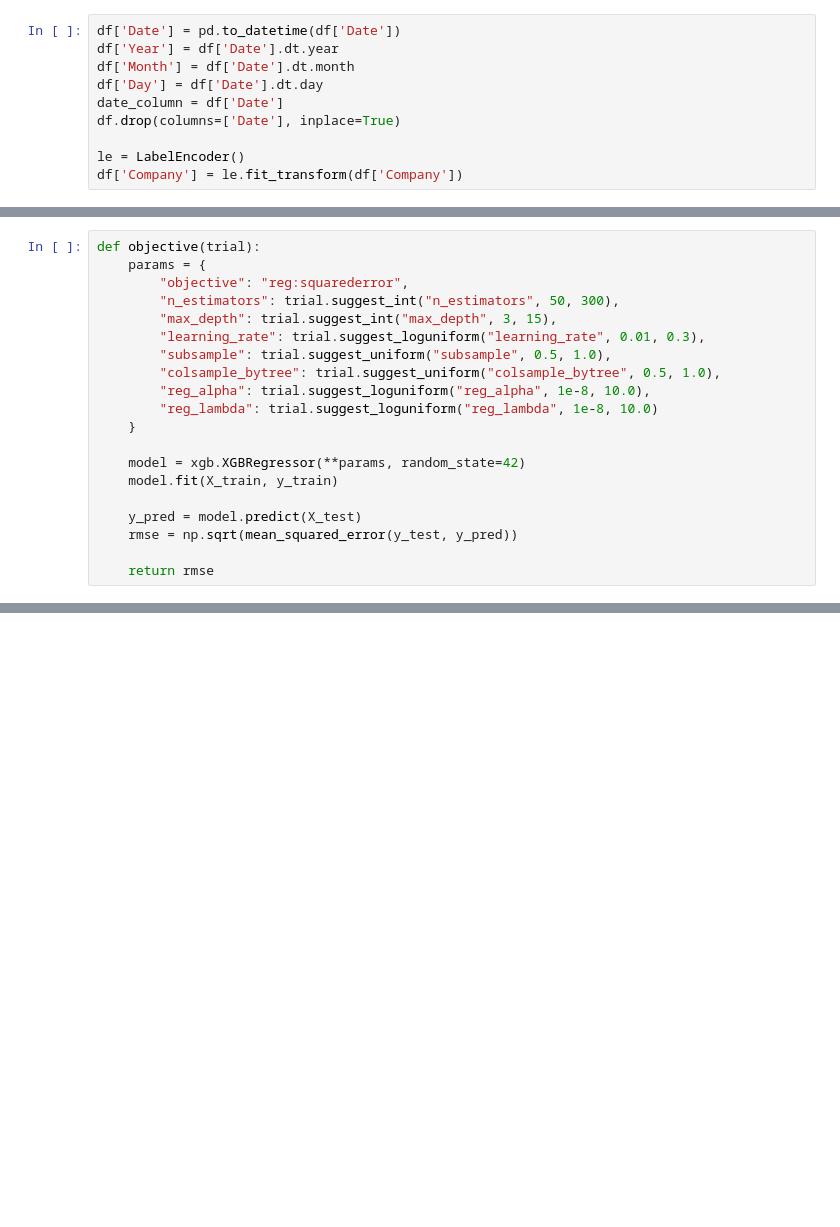
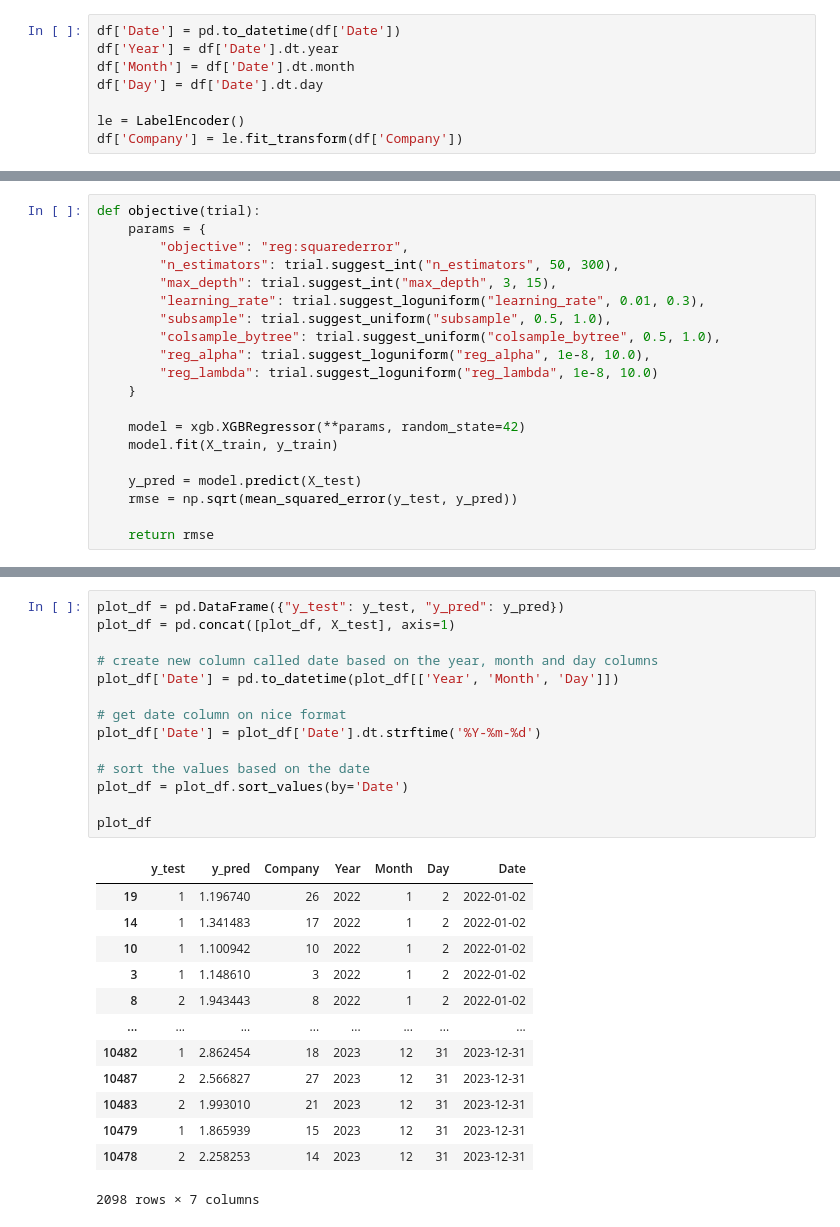
Before and after one commit to jorgbergh/sales_prediction_exploration, a Jupyter notebook: notebooks/XGBoost.ipynb, the cells around one changed output, grey strips where cells are left out. Cells and saved outputs as stored; diff of their text form; blank space fills up the shorter version.

```diff
--- a/notebooks/XGBoost.ipynb
+++ b/notebooks/XGBoost.ipynb
@@ -15,8 +15,6 @@ df['Date'] = pd.to_datetime(df['Date'])
 df['Year'] = df['Date'].dt.year
 df['Month'] = df['Date'].dt.month
 df['Day'] = df['Date'].dt.day
-date_column = df['Date']
-df.drop(columns=['Date'], inplace=True)
 
 le = LabelEncoder()
 df['Company'] = le.fit_transform(df['Company'])
@@ -118 +86,29 @@ Final RMSE: 0.06601142454000374
+# %%
+plot_df = pd.DataFrame({"y_test": y_test, "y_pred": y_pred})
+plot_df = pd.concat([plot_df, X_test], axis=1)
+
+# create new column called date based on the year, month and day columns
+plot_df['Date'] = pd.to_datetime(plot_df[['Year', 'Month', 'Day']])
+
+# get date column on nice format
+plot_df['Date'] = plot_df['Date'].dt.strftime('%Y-%m-%d')
+
+# sort the values based on the date
+plot_df = plot_df.sort_values(by='Date')
+
+plot_df
+# %% [output]
+|  | y_test | y_pred | Company | Year | Month | Day | Date |
+| 19 | 1 | 1.196740 | 26 | 2022 | 1 | 2 | 2022-01-02 |
+| 14 | 1 | 1.341483 | 17 | 2022 | 1 | 2 | 2022-01-02 |
+| 10 | 1 | 1.100942 | 10 | 2022 | 1 | 2 | 2022-01-02 |
+| 3 | 1 | 1.148610 | 3 | 2022 | 1 | 2 | 2022-01-02 |
+| 8 | 2 | 1.943443 | 8 | 2022 | 1 | 2 | 2022-01-02 |
+| ... | ... | ... | ... | ... | ... | ... | ... |
+| 10482 | 1 | 2.862454 | 18 | 2023 | 12 | 31 | 2023-12-31 |
+| 10487 | 2 | 2.566827 | 27 | 2023 | 12 | 31 | 2023-12-31 |
+| 10483 | 2 | 1.993010 | 21 | 2023 | 12 | 31 | 2023-12-31 |
+| 10479 | 1 | 1.865939 | 15 | 2023 | 12 | 31 | 2023-12-31 |
+| 10478 | 2 | 2.258253 | 14 | 2023 | 12 | 31 | 2023-12-31 |
+2098 rows × 7 columns
 # %%
```
Also changed, not shown: parts of 5 cells of this notebook.
